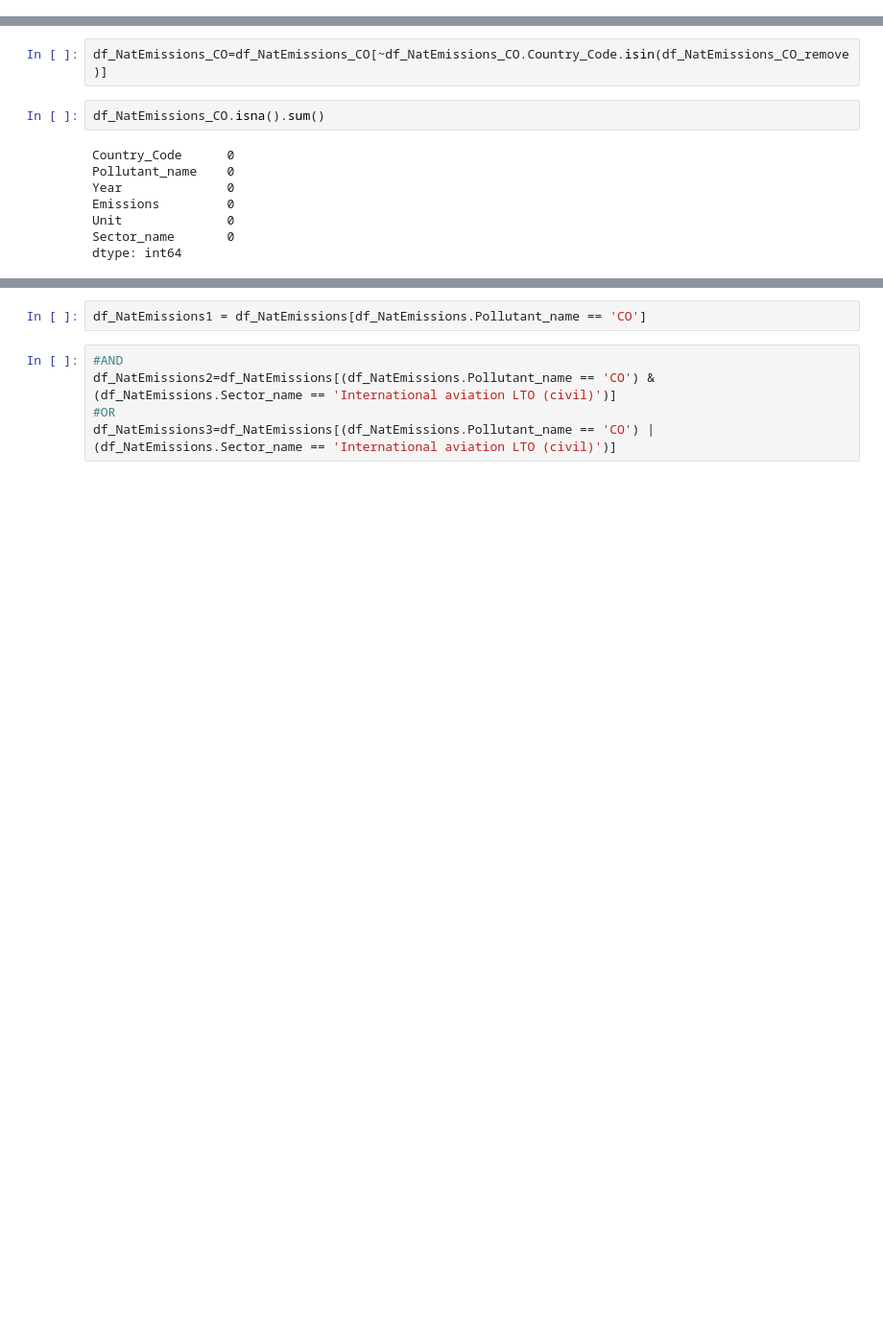
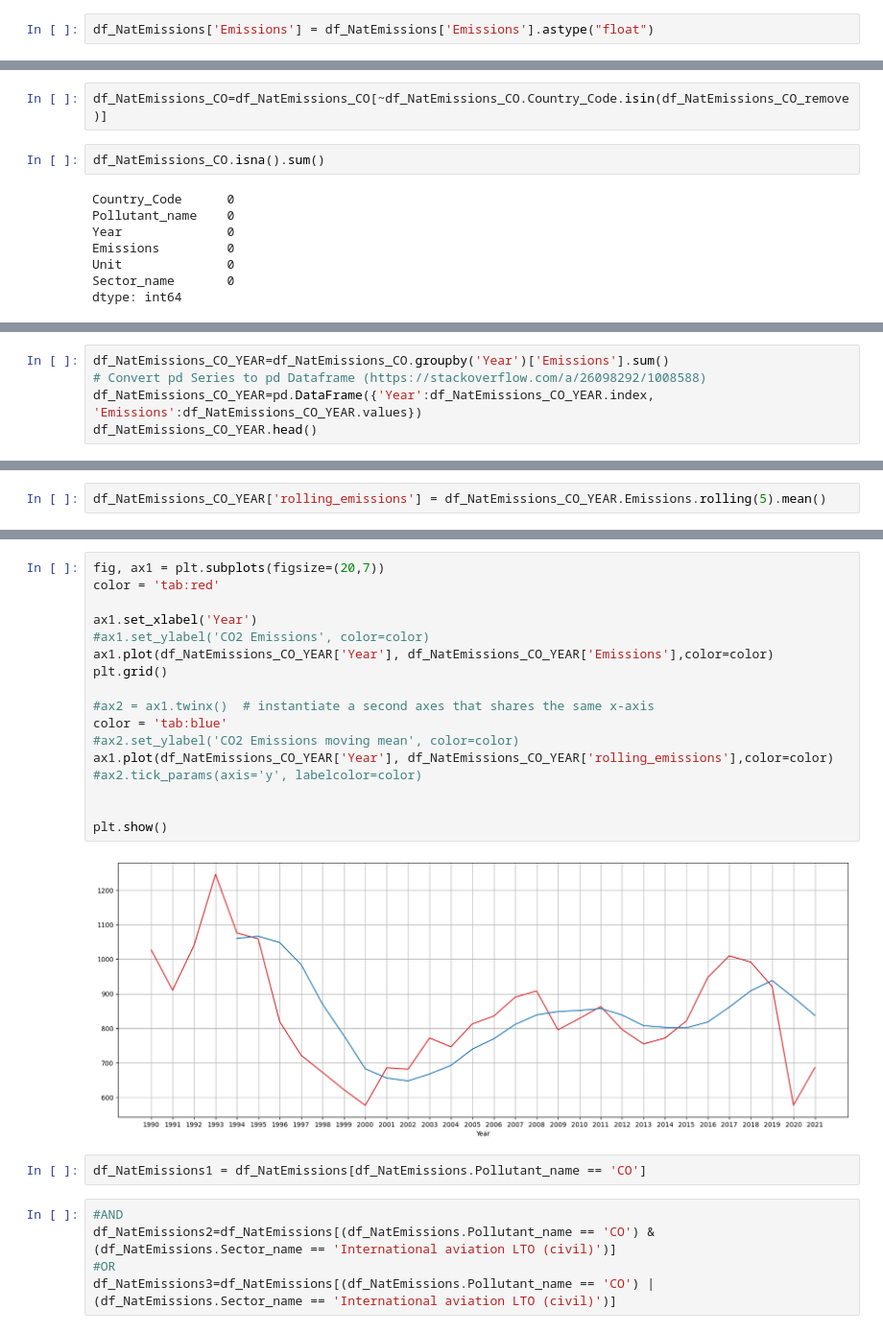
Before and after one commit to simboli/Computer-programming-and-data-management-Assignment, a Jupyter notebook: 001.Load data.ipynb, the cells around one changed output, grey strips where cells are left out. Shown at 96% size. Cells and saved outputs as stored; diff of their text form; blank space fills up the shorter version.

Commit message:
First line chart

```diff
--- a/001.Load data.ipynb
+++ b/001.Load data.ipynb
@@ -109,3 +110,5 @@ dtypes: object(12)
 memory usage: 10.9+ MB
 # %% [markdown]
 We can see that the column `Emissions` have some null values, let focus this point.
+# %%
+df_NatEmissions['Emissions'] = df_NatEmissions['Emissions'].astype("float")
@@ -175,0 +232,5 @@ df_NatEmissions_CO.head()
+# %%
+df_NatEmissions_CO_YEAR=df_NatEmissions_CO.groupby('Year')['Emissions'].sum()
+# Convert pd Series to pd Dataframe (https://stackoverflow.com/a/26098292/1008588)
+df_NatEmissions_CO_YEAR=pd.DataFrame({'Year':df_NatEmissions_CO_YEAR.index, 'Emissions':df_NatEmissions_CO_YEAR.values})
+df_NatEmissions_CO_YEAR.head()
@@ -175,0 +244,2 @@ df_NatEmissions_CO.head()
+# %%
+df_NatEmissions_CO_YEAR['rolling_emissions'] = df_NatEmissions_CO_YEAR.Emissions.rolling(5).mean()
@@ -176,3 +255,22 @@ df_NatEmissions_CO.head()
+# %%
+fig, ax1 = plt.subplots(figsize=(20,7))
+color = 'tab:red'
+
+ax1.set_xlabel('Year')
+#ax1.set_ylabel('CO2 Emissions', color=color)
+ax1.plot(df_NatEmissions_CO_YEAR['Year'], df_NatEmissions_CO_YEAR['Emissions'],color=color)
+plt.grid()
+
+#ax2 = ax1.twinx()  # instantiate a second axes that shares the same x-axis
+color = 'tab:blue'
+#ax2.set_ylabel('CO2 Emissions moving mean', color=color)
+ax1.plot(df_NatEmissions_CO_YEAR['Year'], df_NatEmissions_CO_YEAR['rolling_emissions'],color=color)
+#ax2.tick_params(axis='y', labelcolor=color)
+
+
+plt.show()
+# %% [output]
+[figure, added]
 # %%
 df_NatEmissions1 = df_NatEmissions[df_NatEmissions.Pollutant_name == 'CO']
 # %%
```
Also changed, not shown: parts of 13 cells of this notebook.
